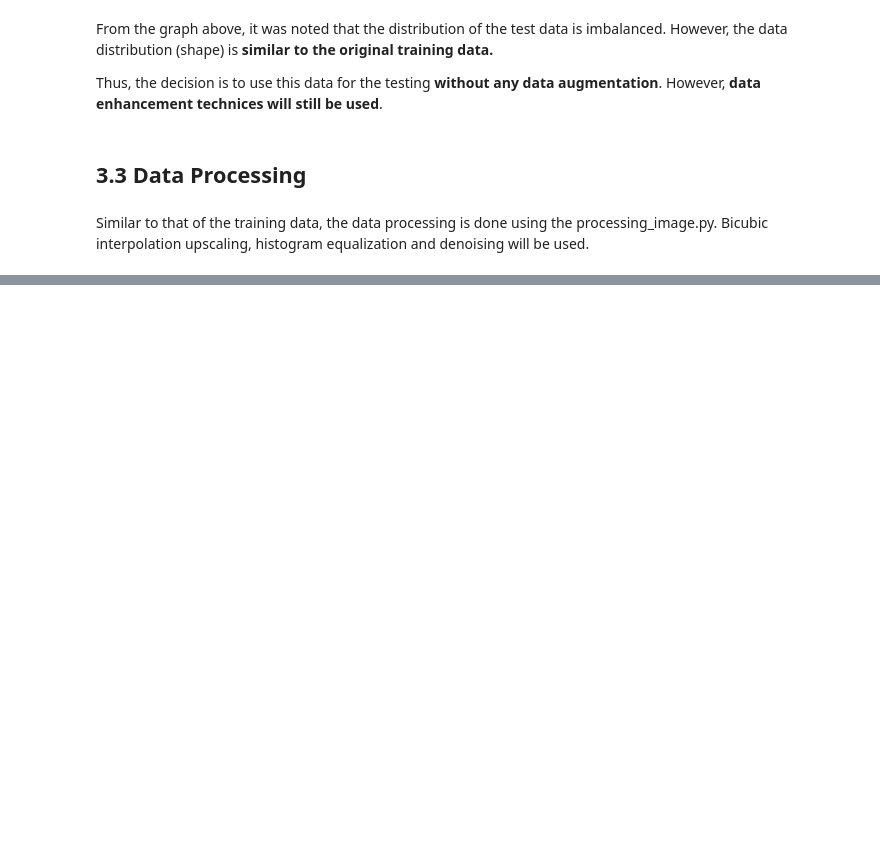
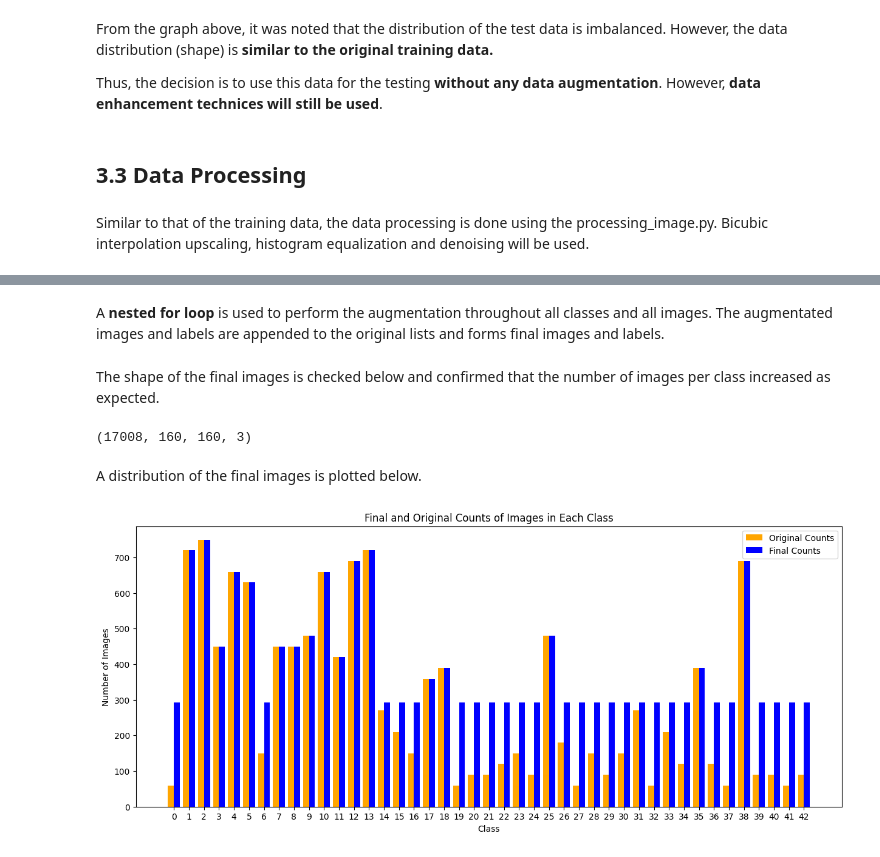
Before and after one commit to Jieoi/traffic_sign_recognition, a Jupyter notebook: test_data_preparation_simple.ipynb, the cells around one changed output, grey strips where cells are left out. Cells and saved outputs as stored; diff of their text form; code cells hidden in the pictures; blank space fills up the shorter version.

```diff
--- a/test_data_preparation_simple.ipynb
+++ b/test_data_preparation_simple.ipynb
@@ -210,0 +322,10 @@ Median Absolute Deviation (Noise Level after processing): 64.0
+# %%
+# Calculate the desired number of images per class
+desired_images_per_class = 293
+
+# Loop through each class
+unique_labels = np.unique(labels["ClassId"])
+augmented_images = []
+augmented_labels = []
+# %% [markdown]
+A **nested for loop** is used to perform the augmentation throughout all classes and all images. The augmentated images and labels are appended to the original lists and forms final images and labels.
@@ -210,0 +363,44 @@ Median Absolute Deviation (Noise Level after processing): 64.0
+# %% [markdown]
+The shape of the final images is checked below and confirmed that the number of images per class increased as expected.
+# %%
+final_images.shape
+# %% [output]
+(17008, 160, 160, 3)
+# %% [markdown]
+A distribution of the final images is plotted below.
+# %%
+# Calculate the counts of images in each class for both final and original data
+final_class_counts = np.bincount(final_labels)
+original_class_counts = np.bincount(labels["ClassId"])
+
+# Number of classes
+num_classes = len(final_class_counts)
+
+# Create an array of class labels
+class_labels = np.arange(num_classes)
+
+# Calculate the bar width and the gap between original and final counts
+bar_width = 0.4
+gap = 0.2
+
+# Calculate the positions for the bars
+original_bar_positions = class_labels * (2 * bar_width + gap) - bar_width / 2
+final_bar_positions = class_labels * (2 * bar_width + gap) + bar_width / 2
+
+# Plot the graph
+plt.figure(figsize=(15, 6))
+
+# Plot original counts in orange
+plt.bar(original_bar_positions, original_class_counts, color='orange', width=bar_width, label='Original Counts')
+
+# Plot final counts in blue
+plt.bar(final_bar_positions, final_class_counts, color='blue', width=bar_width, label='Final Counts')
+
+plt.xlabel('Class')
+plt.ylabel('Number of Images')
+plt.title('Final and Original Counts of Images in Each Class')
+plt.xticks(class_labels * (2 * bar_width + gap), class_labels)  # Adjust xticks positions
+plt.legend()
+plt.show()
+# %% [output]
+[figure, added]
```
Also changed, not shown: parts of 49 cells of this notebook.
